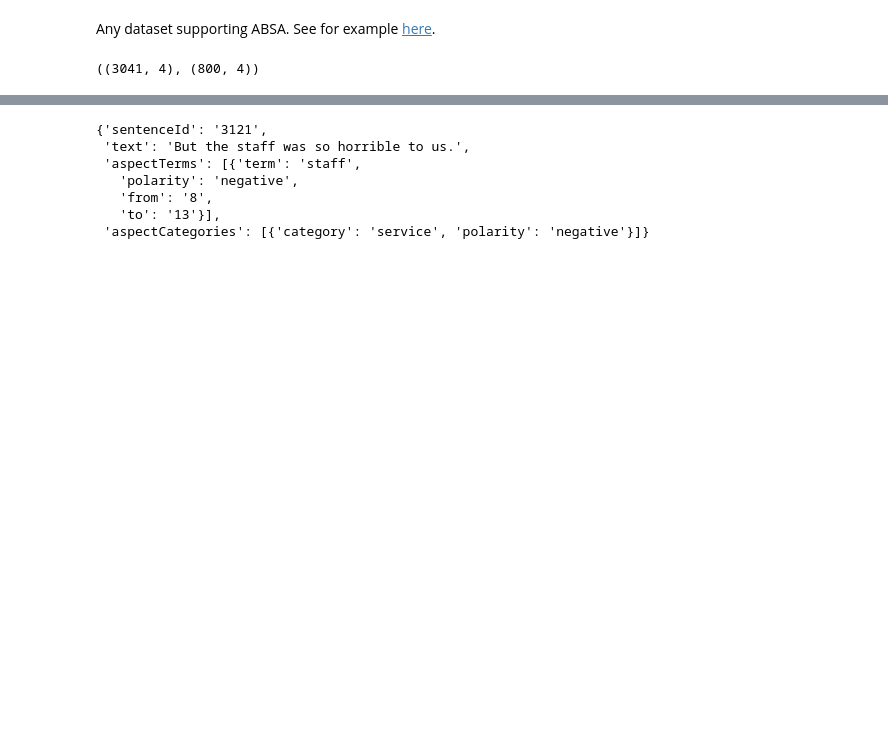
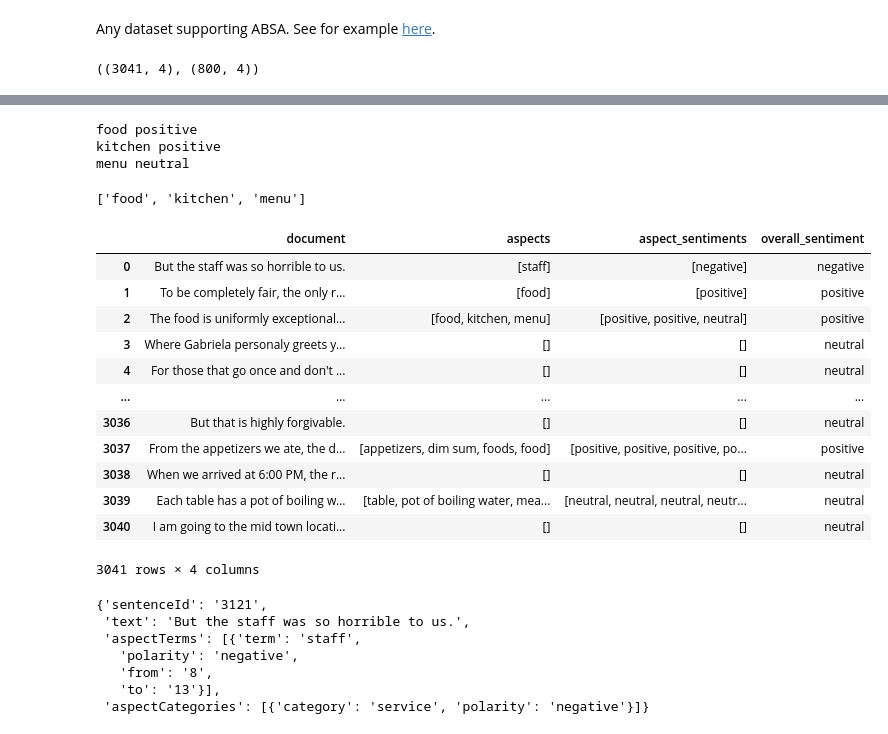
Before and after one commit to tabaraei/aspect-based-sentiment-analysis, a Jupyter notebook: ABSA.ipynb, the cells around one changed output, grey strips where cells are left out. Cells and saved outputs as stored; diff of their text form; code cells hidden in the pictures; blank space fills up the shorter version.

Commit message:
added RoBERTa, created the dataset with overall sentiment

```diff
--- a/ABSA.ipynb
+++ b/ABSA.ipynb
@@ -31,3 +30,6 @@ train_data, test_data = dataset["train"], dataset["test"]
 train_data.shape, test_data.shape
 # %% [output]
 ((3041, 4), (800, 4))
+# %%
+x = train_data[2]
+x
@@ -34,3 +46,56 @@ train_data.shape, test_data.shape
+# %%
+for aspect in x['aspectTerms']:
+    print(aspect['term'], aspect['polarity'])
+
+[aspect['term'] for aspect in entry['aspectTerms']]
+# %% [output]
+food positive
+kitchen positive
+menu neutral
+['food', 'kitchen', 'menu']
+# %%
+def compute_overall_sentiment(aspect_sentiments):
+    pos_count = aspect_sentiments.count('positive')
+    neg_count = aspect_sentiments.count('negative')
+
+    if pos_count > neg_count:
+        return 'positive'
+    elif neg_count > pos_count:
+        return 'negative'
+    else:
+        return 'neutral'
+
+def create_dataset(dataset):
+    data = []
+    for entry in dataset:
+        document = entry['text']
+        aspects = [aspect['term'] for aspect in entry['aspectTerms']]
+        aspect_sentiments = [aspect['polarity'] for aspect in entry['aspectTerms']]
+        overall_sentiment = compute_overall_sentiment(aspect_sentiments)
+        data.append({
+            'document': document,
+            'aspects': aspects,
+            'aspect_sentiments': aspect_sentiments,
+            'overall_sentiment': overall_sentiment
+        })
+    return pd.DataFrame(data)
+
+df = create_dataset(train_data)
+df
+# %% [output]
+|  | document | aspects | aspect_sentiments | overall_sentiment |
+| 0 | But the staff was so horrible to us. | [staff] | [negative] | negative |
+| 1 | To be completely fair, the only r... | [food] | [positive] | positive |
+| 2 | The food is uniformly exceptional... | [food, kitchen, menu] | [positive, positive, neutral] | positive |
+| 3 | Where Gabriela personaly greets y... | [] | [] | neutral |
+| 4 | For those that go once and don't ... | [] | [] | neutral |
+| ... | ... | ... | ... | ... |
+| 3036 | But that is highly forgivable. | [] | [] | neutral |
+| 3037 | From the appetizers we ate, the d... | [appetizers, dim sum, foods, food] | [positive, positive, positive, po... | positive |
+| 3038 | When we arrived at 6:00 PM, the r... | [] | [] | neutral |
+| 3039 | Each table has a pot of boiling w... | [table, pot of boiling water, mea... | [neutral, neutral, neutral, neutr... | neutral |
+| 3040 | I am going to the mid town locati... | [] | [] | neutral |
+3041 rows × 4 columns
 # %%
 train_data[0]
 # %% [output]
```
Also changed, not shown: parts of 10 cells of this notebook.
